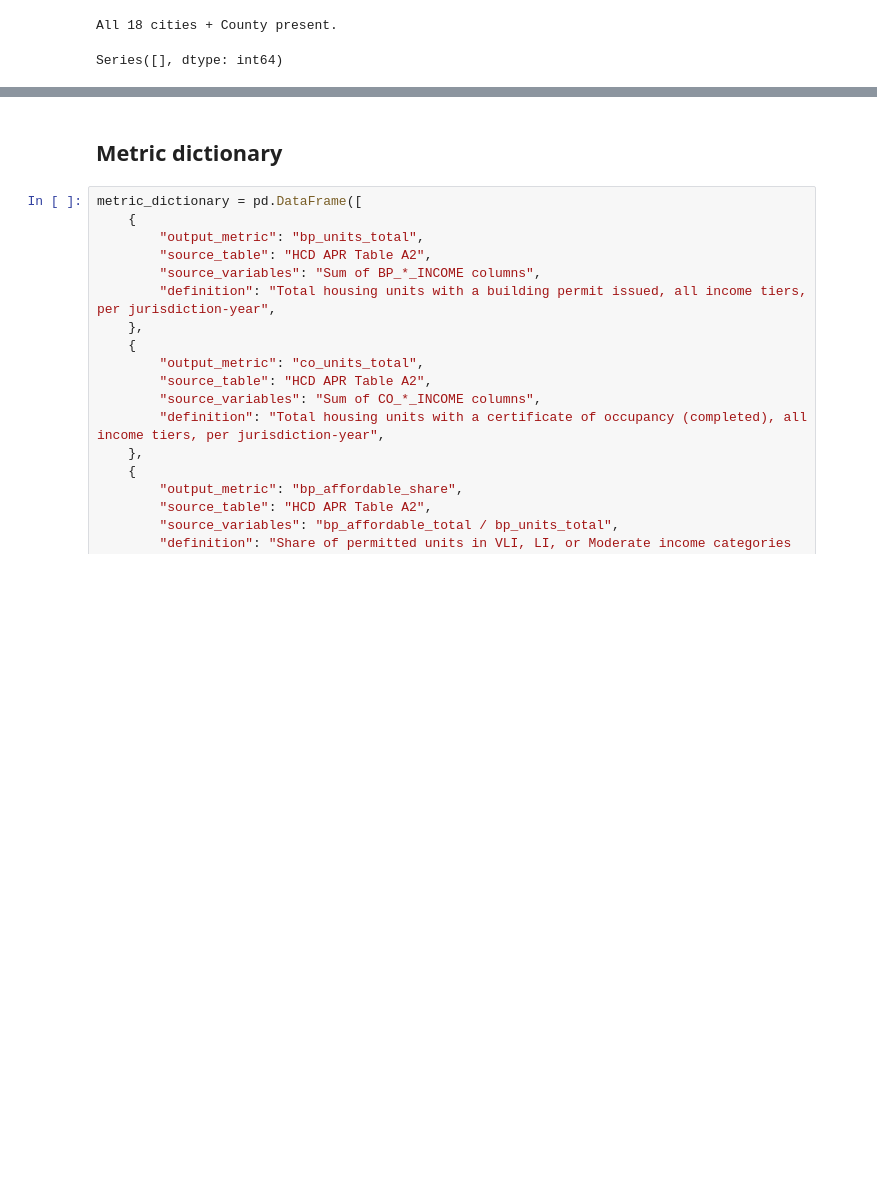
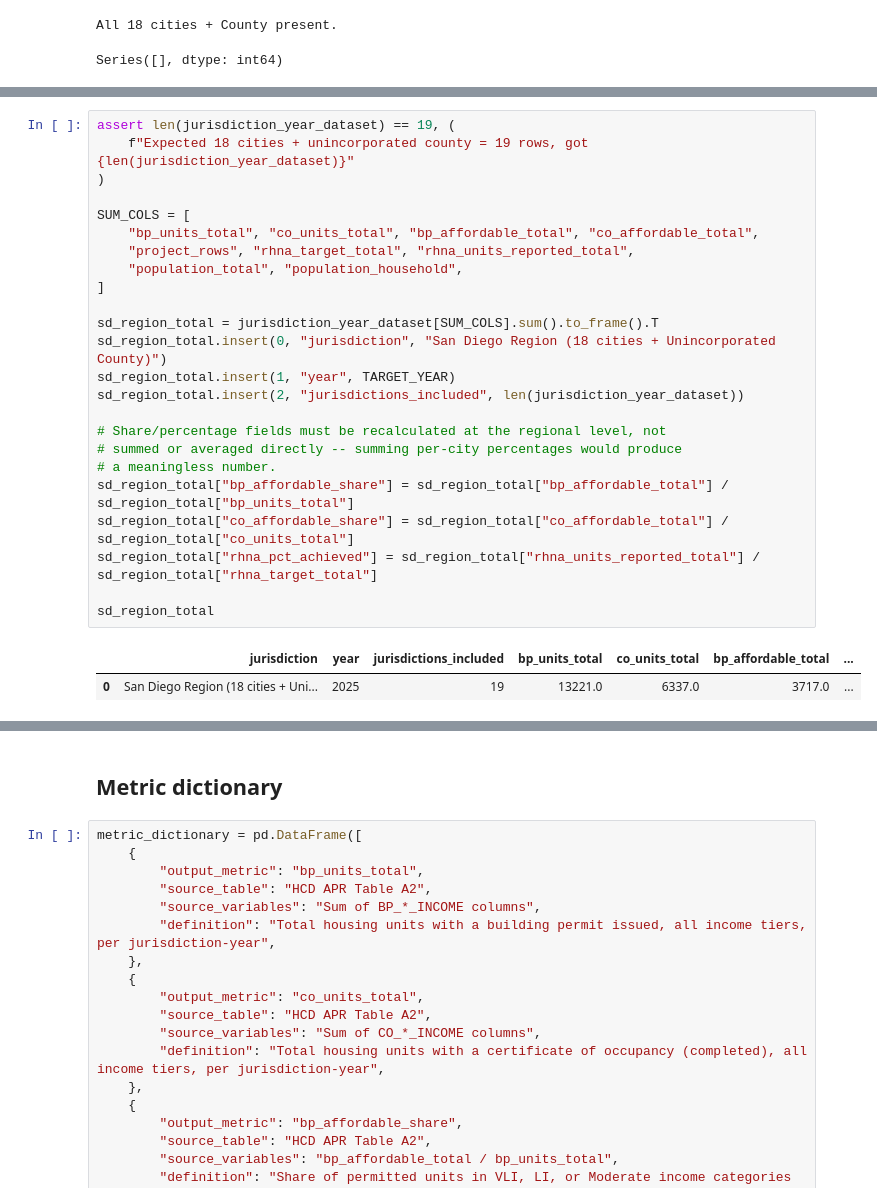
Before and after one commit to laurenthanhvo/chpd-dashboard-data-validation, a Jupyter notebook: van's work/notebooks/rhna_housing_production.ipynb, the cells around one changed output, grey strips where cells are left out. Saved outputs shown, nothing was run; the diff lists cells and outputs as text; blank space fills up the shorter version.

```diff
--- a/van's work/notebooks/rhna_housing_production.ipynb
+++ b/van's work/notebooks/rhna_housing_production.ipynb
@@ -736,0 +745,27 @@ Series([], dtype: int64)
+# %%
+assert len(jurisdiction_year_dataset) == 19, (
+    f"Expected 18 cities + unincorporated county = 19 rows, got {len(jurisdiction_year_dataset)}"
+)
+
+SUM_COLS = [
+    "bp_units_total", "co_units_total", "bp_affordable_total", "co_affordable_total",
+    "project_rows", "rhna_target_total", "rhna_units_reported_total",
+    "population_total", "population_household",
+]
+
+sd_region_total = jurisdiction_year_dataset[SUM_COLS].sum().to_frame().T
+sd_region_total.insert(0, "jurisdiction", "San Diego Region (18 cities + Unincorporated County)")
+sd_region_total.insert(1, "year", TARGET_YEAR)
+sd_region_total.insert(2, "jurisdictions_included", len(jurisdiction_year_dataset))
+
+# Share/percentage fields must be recalculated at the regional level, not
+# summed or averaged directly -- summing per-city percentages would produce
+# a meaningless number.
+sd_region_total["bp_affordable_share"] = sd_region_total["bp_affordable_total"] / sd_region_total["bp_units_total"]
+sd_region_total["co_affordable_share"] = sd_region_total["co_affordable_total"] / sd_region_total["co_units_total"]
+sd_region_total["rhna_pct_achieved"] = sd_region_total["rhna_units_reported_total"] / sd_region_total["rhna_target_total"]
+
+sd_region_total
+# %% [output]
+|  | jurisdiction | year | jurisdictions_included | bp_units_total | co_units_total | bp_affordable_total | ... |
+| 0 | San Diego Region (18 cities + Uni... | 2025 | 19 | 13221.0 | 6337.0 | 3717.0 | ... |
```
Also changed, not shown: parts of 7 cells of this notebook, 1 other file.
